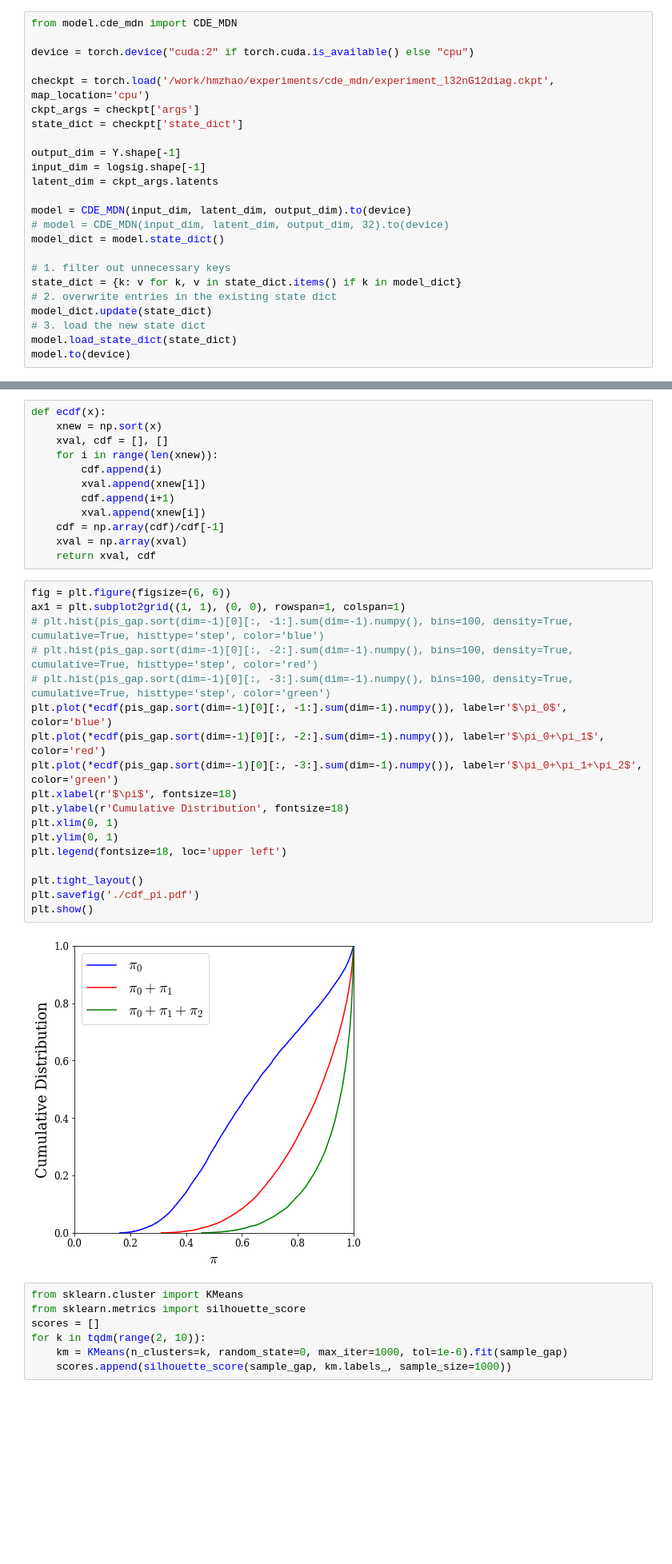
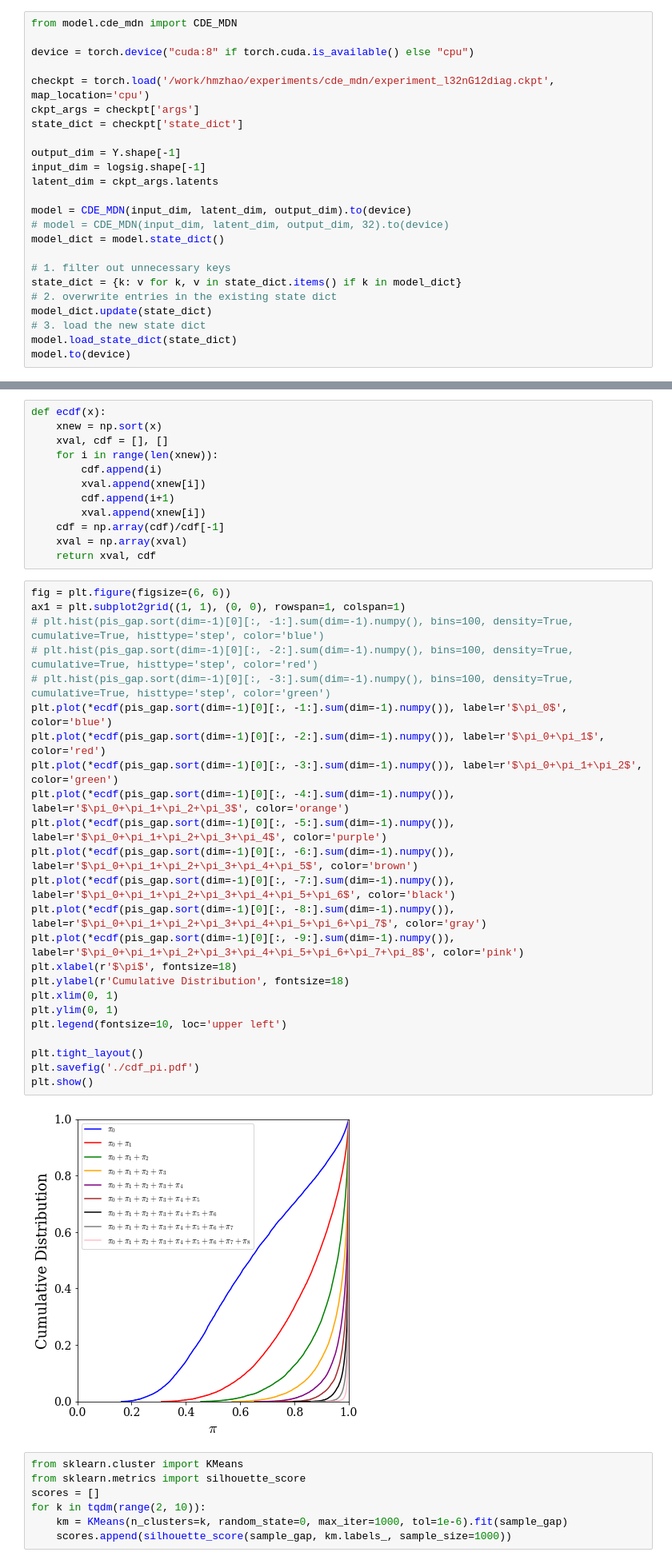
Before and after one commit to haimengzhao/magic-microlensing, a Jupyter notebook: test_lcplot.ipynb, the cells around one changed output, grey strips where cells are left out. Shown at 80% size. Drawn from its saved outputs; the diff is of its cells as text; blank space fills up the shorter version.

```diff
--- a/test_lcplot.ipynb
+++ b/test_lcplot.ipynb
@@ -58,7 +58,7 @@ X std: 1.046597228312195
 # %%
 from model.cde_mdn import CDE_MDN
 
-device = torch.device("cuda:2" if torch.cuda.is_available() else "cpu")
+device = torch.device("cuda:8" if torch.cuda.is_available() else "cpu")
 
 checkpt = torch.load('/work/hmzhao/experiments/cde_mdn/experiment_l32nG12diag.ckpt', map_location='cpu')
 ckpt_args = checkpt['args']
@@ -486,23 +486,29 @@ def ecdf(x):
 # %%
 fig = plt.figure(figsize=(6, 6))
 ax1 = plt.subplot2grid((1, 1), (0, 0), rowspan=1, colspan=1)
 # plt.hist(pis_gap.sort(dim=-1)[0][:, -1:].sum(dim=-1).numpy(), bins=100, density=True, cumulative=True, histtype='step', color='blue')
 # plt.hist(pis_gap.sort(dim=-1)[0][:, -2:].sum(dim=-1).numpy(), bins=100, density=True, cumulative=True, histtype='step', color='red')
 # plt.hist(pis_gap.sort(dim=-1)[0][:, -3:].sum(dim=-1).numpy(), bins=100, density=True, cumulative=True, histtype='step', color='green')
 plt.plot(*ecdf(pis_gap.sort(dim=-1)[0][:, -1:].sum(dim=-1).numpy()), label=r'$\pi_0$', color='blue')
 plt.plot(*ecdf(pis_gap.sort(dim=-1)[0][:, -2:].sum(dim=-1).numpy()), label=r'$\pi_0+\pi_1$', color='red')
 plt.plot(*ecdf(pis_gap.sort(dim=-1)[0][:, -3:].sum(dim=-1).numpy()), label=r'$\pi_0+\pi_1+\pi_2$', color='green')
+plt.plot(*ecdf(pis_gap.sort(dim=-1)[0][:, -4:].sum(dim=-1).numpy()), label=r'$\pi_0+\pi_1+\pi_2+\pi_3$', color='orange')
+plt.plot(*ecdf(pis_gap.sort(dim=-1)[0][:, -5:].sum(dim=-1).numpy()), label=r'$\pi_0+\pi_1+\pi_2+\pi_3+\pi_4$', color='purple')
+plt.plot(*ecdf(pis_gap.sort(dim=-1)[0][:, -6:].sum(dim=-1).numpy()), label=r'$\pi_0+\pi_1+\pi_2+\pi_3+\pi_4+\pi_5$', color='brown')
+plt.plot(*ecdf(pis_gap.sort(dim=-1)[0][:, -7:].sum(dim=-1).numpy()), label=r'$\pi_0+\pi_1+\pi_2+\pi_3+\pi_4+\pi_5+\pi_6$', color='black')
+plt.plot(*ecdf(pis_gap.sort(dim=-1)[0][:, -8:].sum(dim=-1).numpy()), label=r'$\pi_0+\pi_1+\pi_2+\pi_3+\pi_4+\pi_5+\pi_6+\pi_7$', color='gray')
+plt.plot(*ecdf(pis_gap.sort(dim=-1)[0][:, -9:].sum(dim=-1).numpy()), label=r'$\pi_0+\pi_1+\pi_2+\pi_3+\pi_4+\pi_5+\pi_6+\pi_7+\pi_8$', color='pink')
 plt.xlabel(r'$\pi$', fontsize=18)
 plt.ylabel(r'Cumulative Distribution', fontsize=18)
 plt.xlim(0, 1)
 plt.ylim(0, 1)
-plt.legend(fontsize=18, loc='upper left')
+plt.legend(fontsize=10, loc='upper left')
 
 plt.tight_layout()
 plt.savefig('./cdf_pi.pdf')
 plt.show()
 # %% [output]
-[figure, old version]
+[figure, new version]
 # %%
 from sklearn.cluster import KMeans
 from sklearn.metrics import silhouette_score
```
